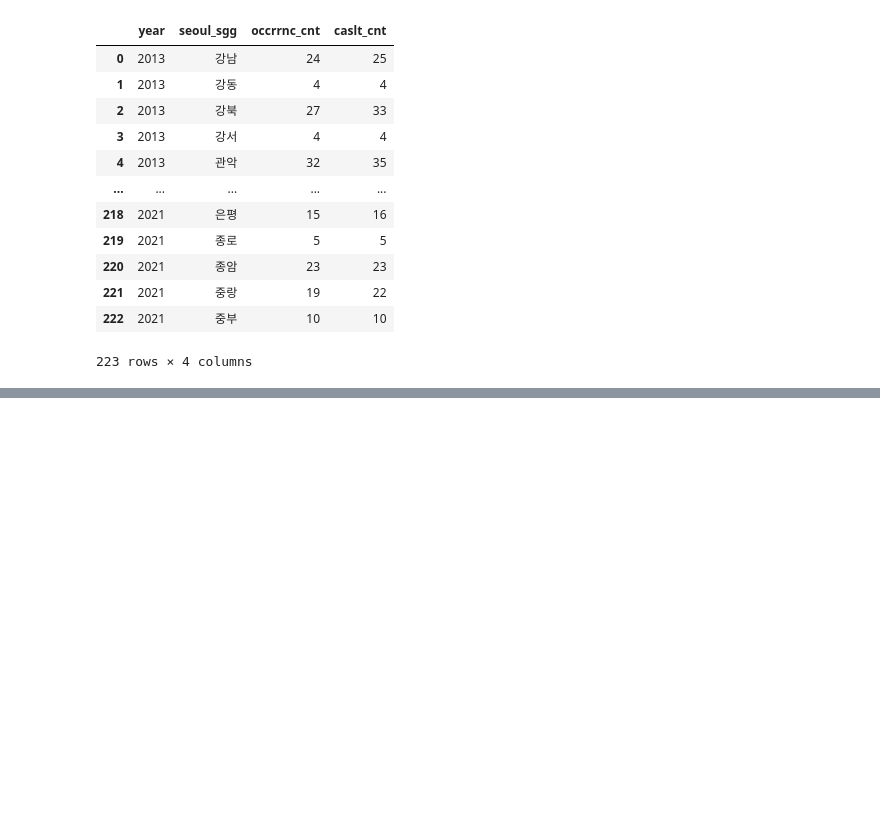
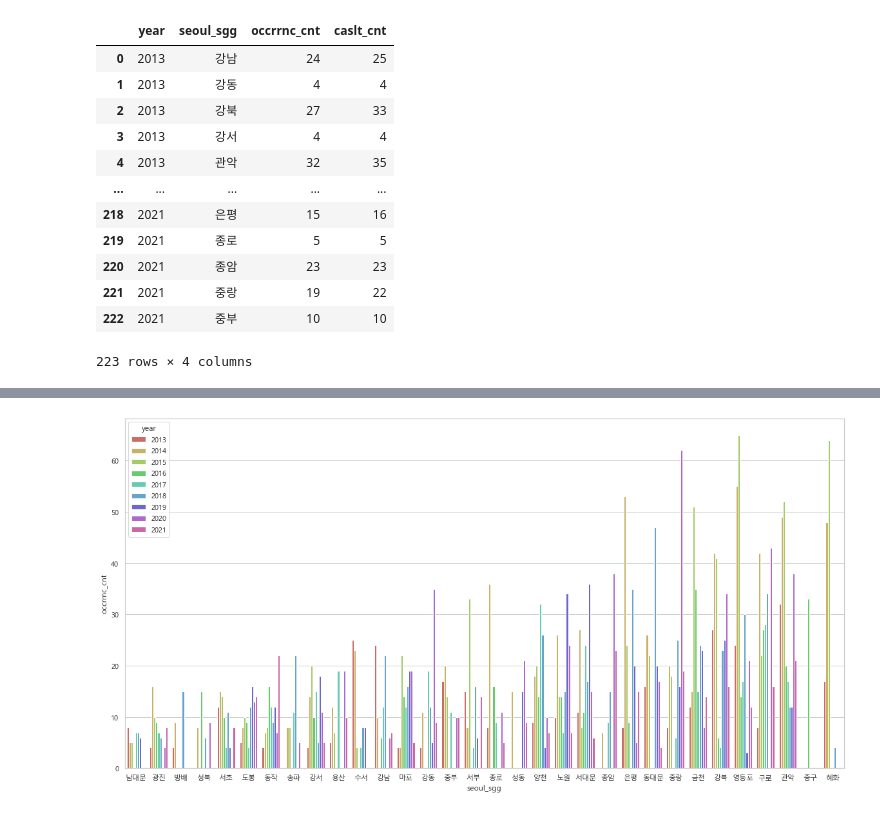
Before and after one commit to SBIK1219/Project, a Jupyter notebook: 001_PedestrianCrossingAccident.ipynb, the cells around one changed output, grey strips where cells are left out. Saved outputs shown, nothing was run; the diff lists cells and outputs as text; code cells hidden in the pictures; blank space fills up the shorter version.

```diff
--- a/001_PedestrianCrossingAccident.ipynb
+++ b/001_PedestrianCrossingAccident.ipynb
@@ -500,0 +526,7 @@ df_year
+# %%
+plt.figure(figsize=(20,10))
+orders =df_year.groupby('seoul_sgg')['occrrnc_cnt'].mean().sort_values().index
+sns.barplot(x='seoul_sgg', y='occrrnc_cnt', hue='year',palette='hls' ,data=df_year, order=orders)
+plt.show()
+# %% [output]
+[figure, added]
```
Also changed, not shown: parts of 17 cells of this notebook.
